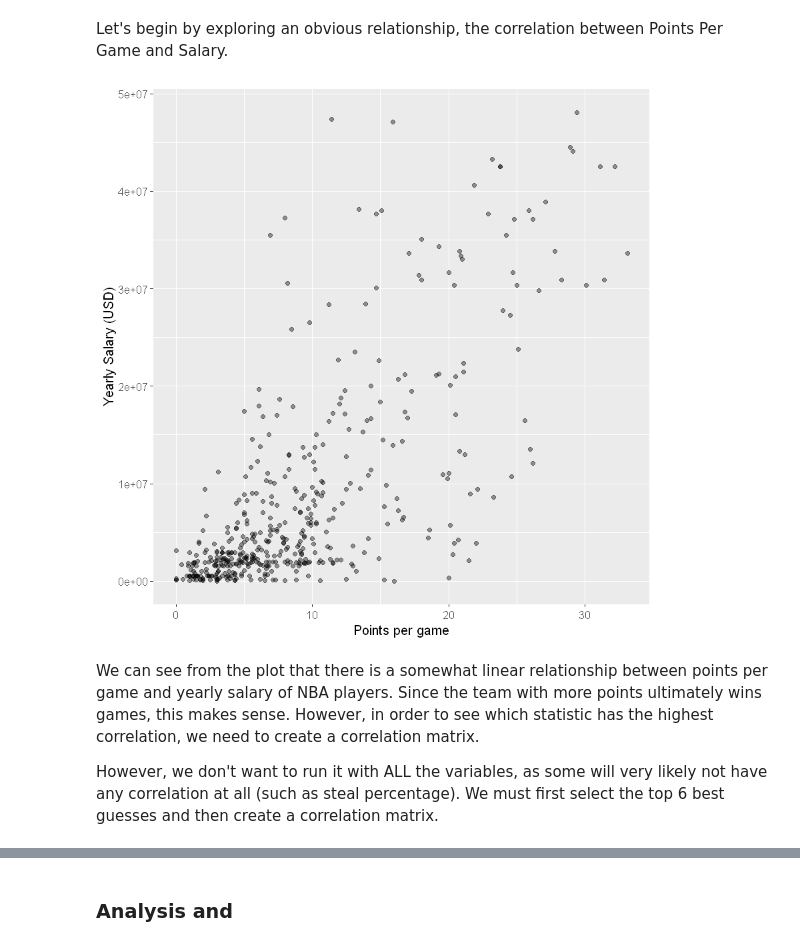
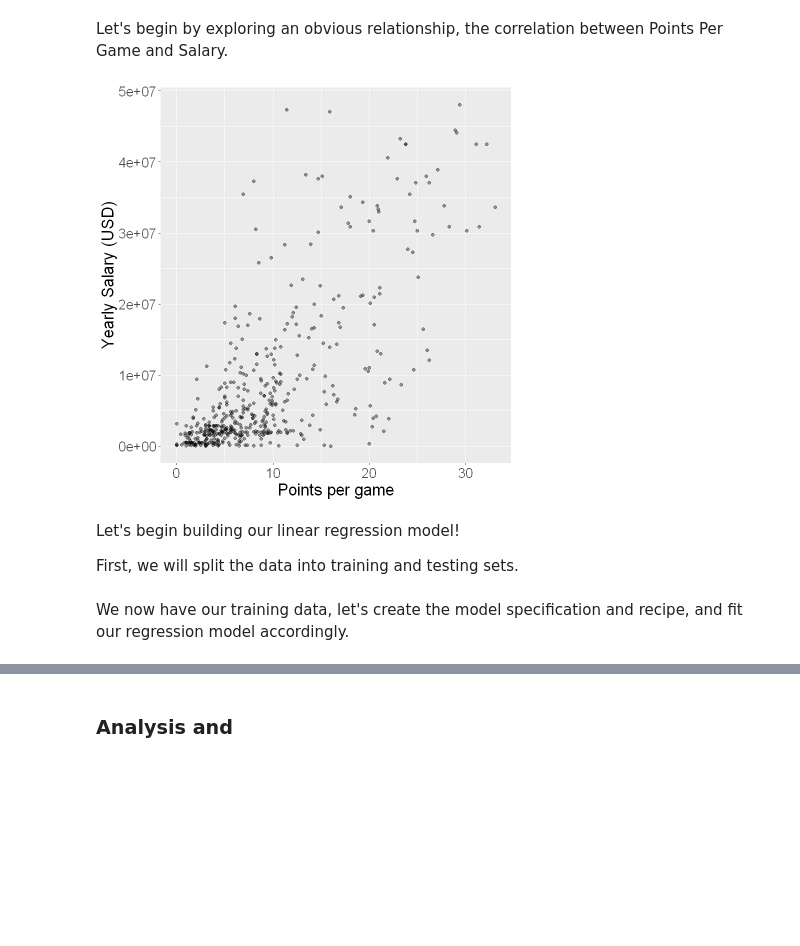
Before and after one commit to jhcrowley/DCSI-100-Group-33, a Jupyter notebook: DSCI_Final_Project_V1.ipynb, the cells around one changed output, grey strips where cells are left out. Saved outputs shown, nothing was run; the diff lists cells and outputs as text; code cells hidden in the pictures; blank space fills up the shorter version.

```diff
--- a/DSCI_Final_Project_V1.ipynb
+++ b/DSCI_Final_Project_V1.ipynb
@@ -327,14 +394,14 @@ Let's begin by exploring an obvious relationship, the correlation between Points
 # %%
 ppg_correlation <- ggplot(NBA_salary_data, aes(x = PTS, y = Salary)) +
 geom_point(alpha = 0.4) +
 xlab("Points per game") +
 ylab("Yearly Salary (USD)") +
-theme(text = element_text(size = 12))
+theme(text = element_text(size = 20))
 
 ppg_correlation
 # %% [output]
-[figure, old version]
+[figure, new version]
 # %% [markdown]
-We can see from the plot that there is a somewhat linear relationship between points per game and yearly salary of NBA players. Since the team with more points ultimately wins games, this makes sense. However, in order to see which statistic has the highest correlation, we need to create a correlation matrix.
+Let's begin building our linear regression model!
 
-However, we don't want to run it with ALL the variables, as some will very likely not have any correlation at all (such as steal percentage). We must first select the top 6 best guesses and then create a correlation matrix.
+First, we will split the data into training and testing sets.
@@ -340,0 +412,2 @@ However, we don't want to run it with ALL the variables, as some will very likel
+# %% [markdown]
+We now have our training data, let's create the model specification and recipe, and fit our regression model accordingly.
```
Also changed, not shown: parts of 20 cells of this notebook.
